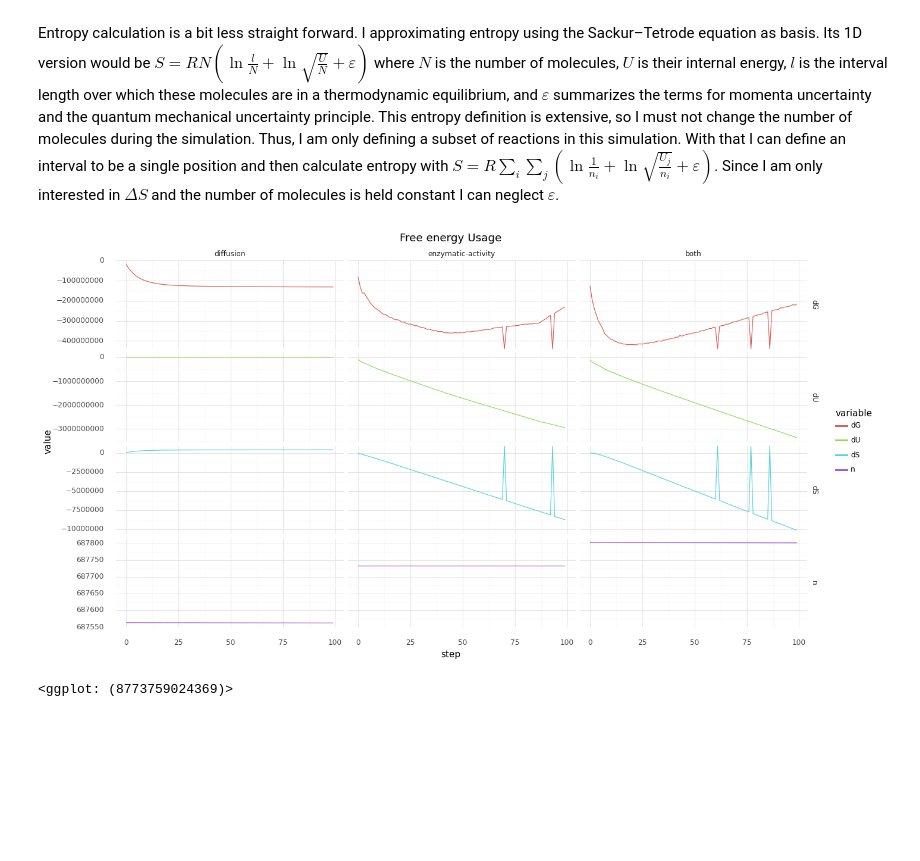
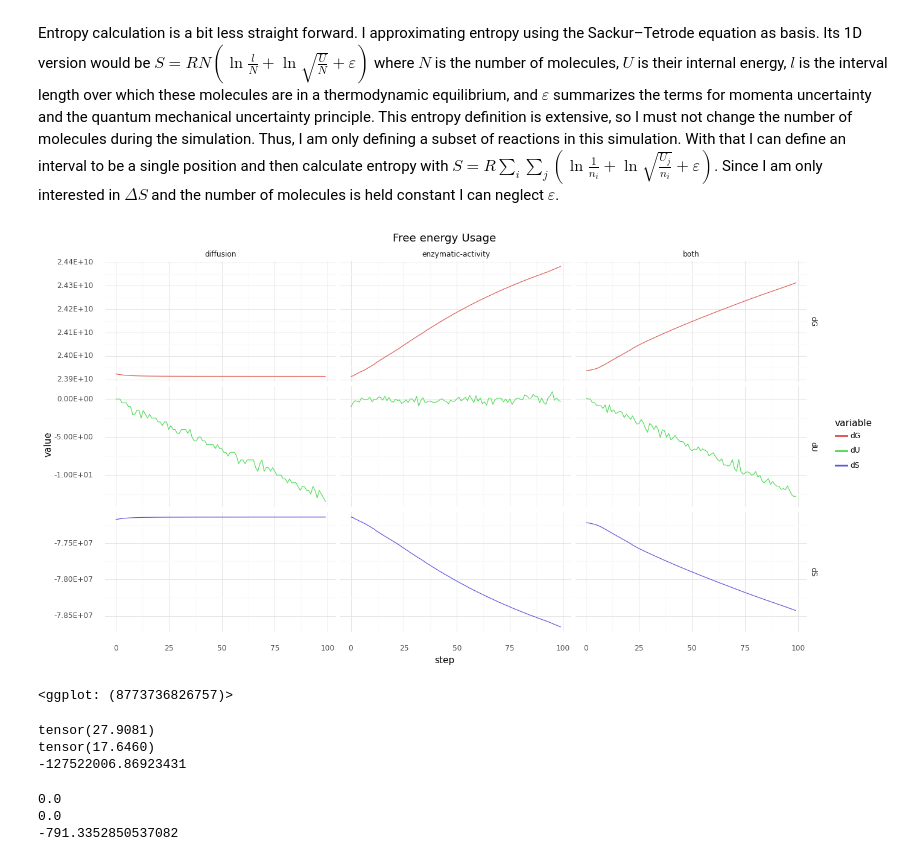
Before and after one commit to mRcSchwering/magic-soup, a Jupyter notebook: check.ipynb, the cells around one changed output. Drawn from its saved outputs; the diff is of its cells as text; code cells hidden in the pictures; blank space fills up the shorter version.

```diff
--- a/check.ipynb
+++ b/check.ipynb
@@ -313,17 +312,17 @@ Since I am only interested in $\Delta S$ and the number of molecules is held con
 # %%
 def init_world() -> ms.World:
     ms.Molecule._instances = {}
-    energies = [d * 1e3 for d in (100, 200, 300)]
+    energies = [d * 1e3 for d in (10, 10)]
     molecules = [ms.Molecule(str(i), d) for i, d in enumerate(energies)]
     reactions = [([a], [b]) for a, b in combinations(molecules, 2)]
     chemistry = ms.Chemistry(molecules=molecules, reactions=reactions)
     world = ms.World(chemistry=chemistry)
-    world.molecule_map = (world.molecule_map + 2.0) * 5.0
+    world.molecule_map = (world.molecule_map + 5.0) * 5.0
     world.add_random_cells(genomes=[ms.random_genome(s=300) for _ in range(1000)])
     return world
 
 def energy(t: torch.Tensor, e: float) -> float:
-    return torch.sum(t * e).item()
+    return torch.sum(t * 10.0).item()
 
 def world_energy(world: ms.World) -> float:
     molecules = world.genetics.chemistry.molecules
@@ -353,8 +352,7 @@ for step_i in range(n_steps):
         "label": "diffusion",
         "step": step_i,
         "dU": world_energy(world) - U0,
-        "dS": world_entropy(world) - S0,
-        "n": world.molecule_map.sum().item() + world.cell_molecules.sum().item()
+        "dS": world_entropy(world),
     })
 
 world = init_world()
@@ -366,8 +364,7 @@ for step_i in range(n_steps):
         "label": "enzymatic-activity",
         "step": step_i,
         "dU": world_energy(world) - U0,
-        "dS": world_entropy(world) - S0,
-        "n": world.molecule_map.sum().item() + world.cell_molecules.sum().item()
+        "dS": world_entropy(world)
     })
 
 world = init_world()
@@ -380,21 +377,38 @@ for step_i in range(n_steps):
         "label": "both",
         "step": step_i,
         "dU": world_energy(world) - U0,
-        "dS": world_entropy(world) - S0,
-        "n": world.molecule_map.sum().item() + world.cell_molecules.sum().item()
+        "dS": world_entropy(world)
     })
 # %%
 df = pd.DataFrame.from_records(records)
 df["dG"] = df["dU"] - df["dS"] * world.abs_temp
-df = df.melt(id_vars=["step", "label"], value_vars=["dG", "dU", "dS", "n"])
-df["variable"] = pd.Categorical(df["variable"], categories=["dG", "dU", "dS", "n"])
+df = df.melt(id_vars=["step", "label"], value_vars=["dG", "dU", "dS"])
+df["variable"] = pd.Categorical(df["variable"], categories=["dG", "dU", "dS"])
 df["label"] = pd.Categorical(df["label"], categories=["diffusion", "enzymatic-activity", "both"])
 
 (ggplot(df)
     + geom_line(aes(x="step", y="value", color="variable"))
+    + scale_y_continuous(labels=lambda d: [f"{dd:.2E}" for dd in d])
     + theme(figure_size=(15, 8))
     + facet_grid("variable ~ label", scales="free")
     + ggtitle("Free energy Usage"))
 # %% [output]
-[figure, old version]
+[figure, new version]
-<ggplot: (8773759024369)>
+<ggplot: (8773736826757)>
+# %%
+print(world.molecule_map.mean())
+print(world.cell_molecules.mean())
+print(S0)
+# %% [output]
+tensor(27.9081)
+tensor(17.6460)
+-127522006.86923431
+# %%
+print(entropy(torch.zeros(10, 10, 10), e=10 * 1e3))
+print(entropy(torch.ones(10, 10, 10), e=10 * 1e3))
+print(entropy(torch.randn(10, 10, 10), e=10 * 1e3))
+# TODO: Ke equilibrium auf 0 setzen
+# %% [output]
+0.0
+0.0
+-791.3352850537082
```
Also changed, not shown: parts of 6 cells of this notebook, 2 other files.
